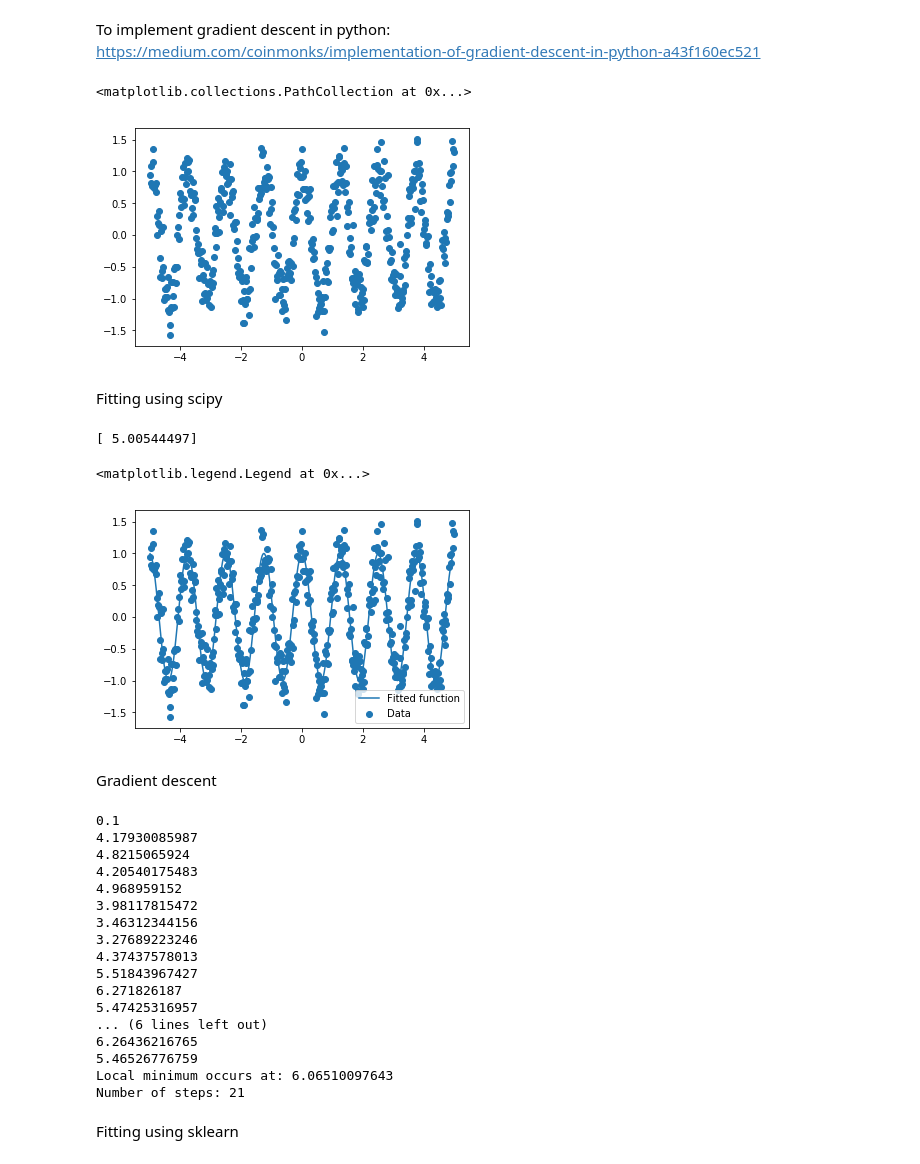
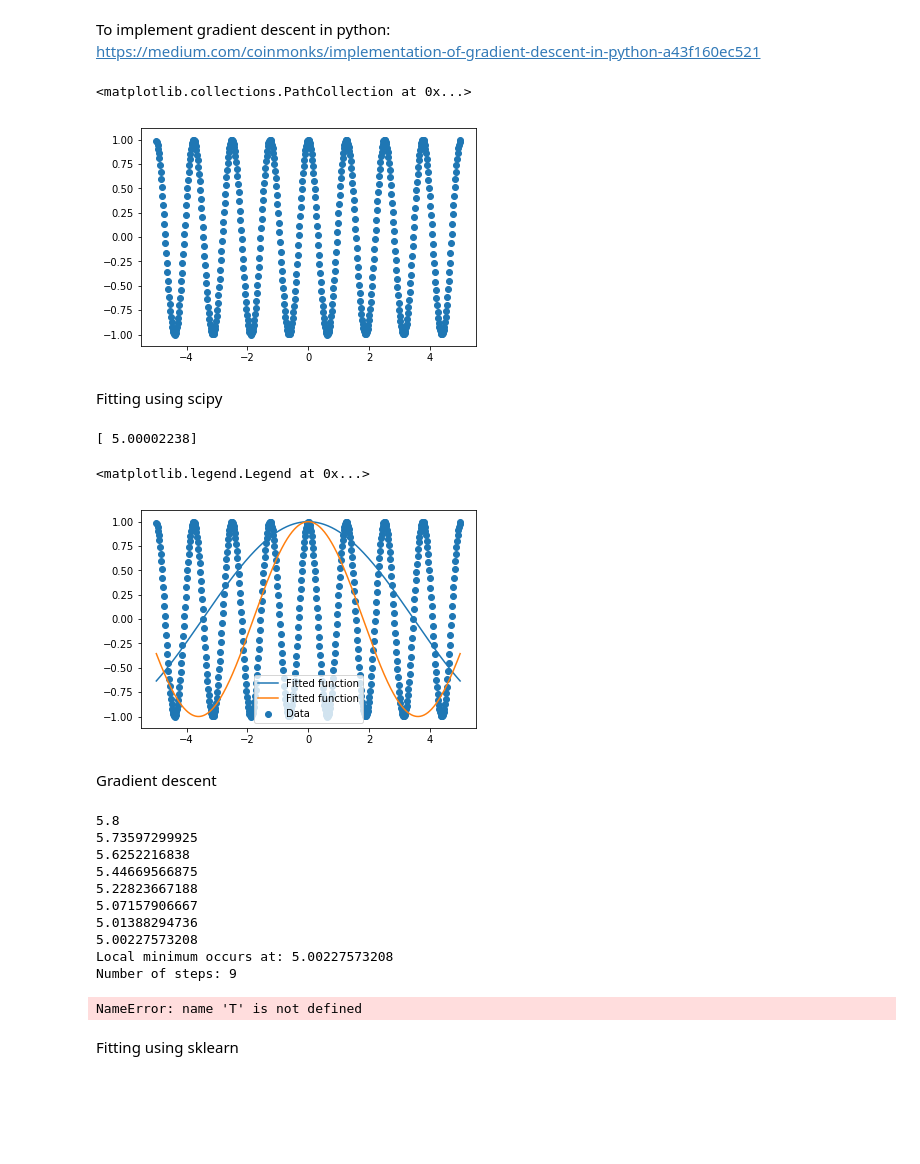
Before and after one commit to Harmonic-Oscillator-hyBrid-fIT/HOBIT, a Jupyter notebook: sin_optimization.ipynb, the cells around one changed output. Cells and saved outputs as stored; diff of their text form; code cells hidden in the pictures; blank space fills up the shorter version.

Commit message:
changes on the scipy  function trying gradient descent

```diff
--- a/sin_optimization.ipynb
+++ b/sin_optimization.ipynb
@@ -16,11 +16,11 @@ np.random.seed(12345)
 n = 500
 x_data = np.linspace(-5, 5, num= n)
 #y_data = 2.9 * np.cos(1.5 * x_data+ 3) + np.random.normal(size= n)
-y_data = np.cos(5 * x_data) + 0.25*np.random.normal(size= n)
+y_data = np.cos(5 * x_data) + 0.001*np.random.normal(size= n)
 plt.scatter(x_data, y_data)
 # %% [output]
 <matplotlib.collections.PathCollection at 0x...>
-[figure, old version]
+[figure, new version]
 # %% [markdown]
 Fitting using scipy
 # %%
@@ -29,22 +29,21 @@ from scipy import optimize
 def test_func(x, b):
     return np.cos(b * x)
 
-params, params_covariance = optimize.curve_fit(test_func, x_data, y_data,
-                                               p0=[4.5])
+params, params_covariance = optimize.curve_fit(test_func, x_data, y_data, p0=[4.3])
 
 print(params)
 # %% [output]
-[ 5.00544497]
+[ 5.00002238]
 # %%
 plt.figure(figsize=(6, 4))
 plt.scatter(x_data, y_data, label='Data')
-plt.plot(x_data, test_func(x_data, params[0]),
-         label='Fitted function')
+plt.plot(x_data, test_func(x_data, params[0]), label='Fitted function')
+plt.plot(x_data, test_func(x_data, 0.87), label='Fitted function')
 
 plt.legend(loc='best')
 # %% [output]
 <matplotlib.legend.Legend at 0x...>
-[figure, old version]
+[figure, new version]
 # %% [markdown]
 Gradient descent
 # %%
@@ -114,25 +113,29 @@ def step(w_init, precision, l_r, X, y, niters= 20):
     print ("Local minimum occurs at: "+ str(w_init))
     print ("Number of steps: " + str(len(w_list)))
 # %%
-step(0.1, 0.1 ,0.01, x_data, y_data)
+step(5.8, 0.01 ,0.1, x_data, y_data,niters=100)
 # %% [output]
-0.1
-4.17930085987
-4.8215065924
-4.20540175483
-4.968959152
-3.98117815472
-3.46312344156
-3.27689223246
-4.37437578013
-5.51843967427
-6.271826187
-5.47425316957
-... (6 lines left out)
-6.26436216765
-5.46526776759
-Local minimum occurs at: 6.06510097643
-Number of steps: 21
+5.8
+5.73597299925
+5.6252216838
+5.44669566875
+5.22823667188
+5.07157906667
+5.01388294736
+5.00227573208
+Local minimum occurs at: 5.00227573208
+Number of steps: 9
+# %%
+from scipy import fft
+N =len(y_data)
+yf = fft(y_data)
+xf = np.linspace(0.0, 1.0/(2.0*T), N//2)
+import matplotlib.pyplot as plt
+plt.plot(xf, 2.0/N * np.abs(yf[0:N//2]))
+plt.grid()
+plt.show()
+# %% [output]
+NameError: name 'T' is not defined
 # %% [markdown]
 Fitting using sklearn
 # %%
```
Also changed, not shown: parts of 4 cells of this notebook.
